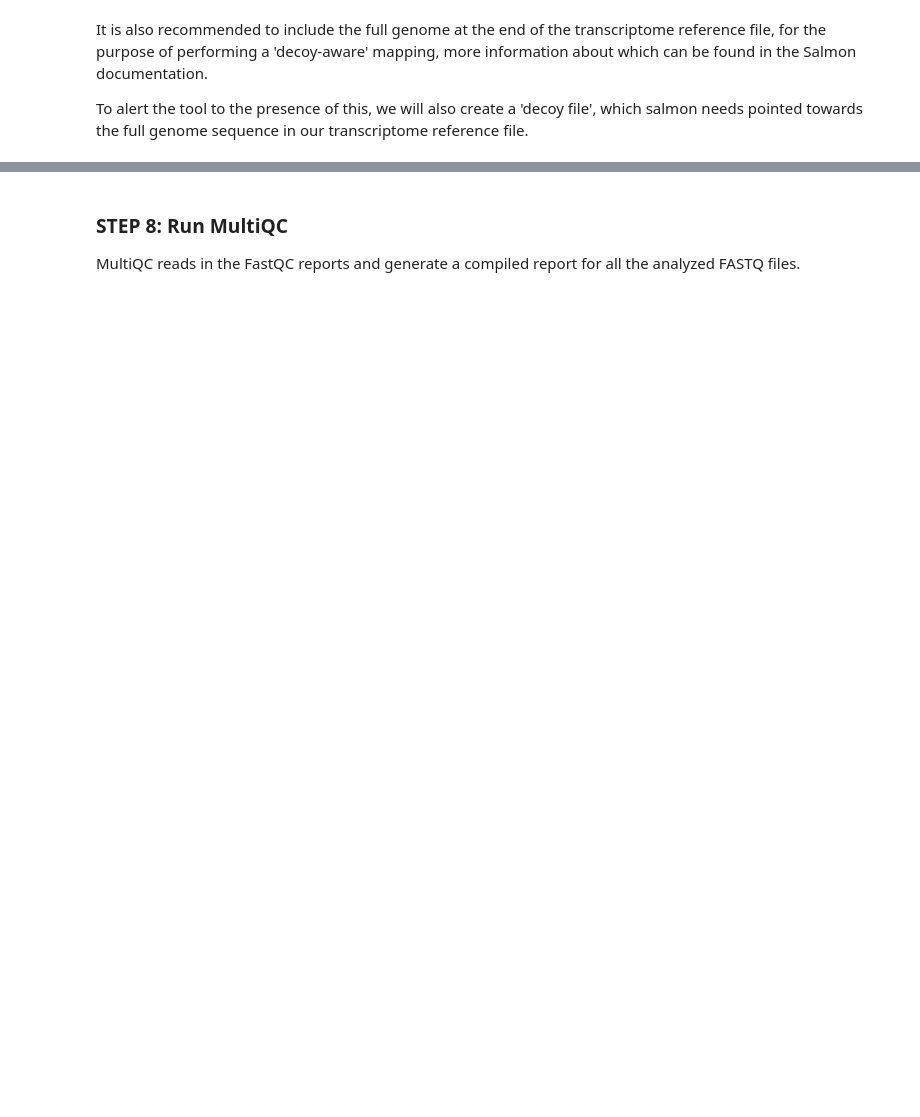
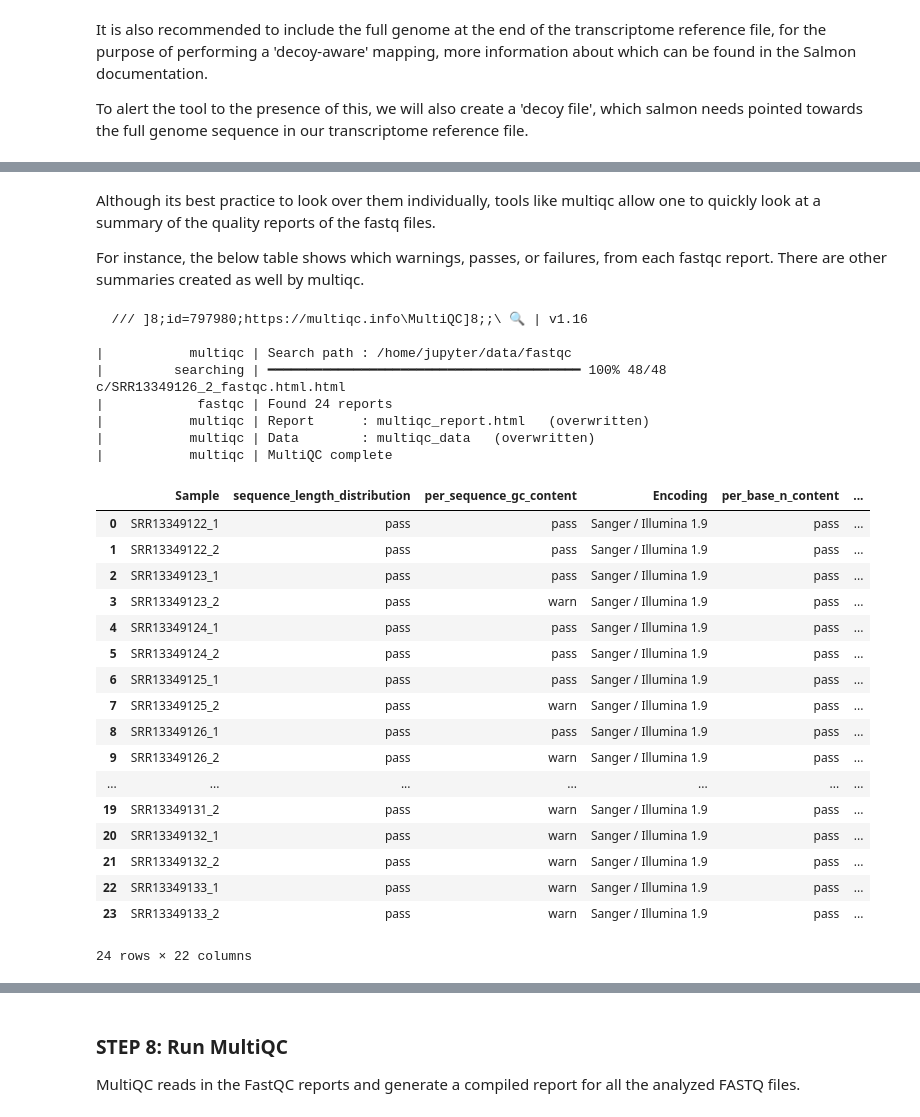
Before and after one commit to King-Laboratory/rnaseq-myco-notebook, a Jupyter notebook: Tutorial_1B_Extended.ipynb, the cells around one changed output, grey strips where cells are left out. Cells and saved outputs as stored; diff of their text form; code cells hidden in the pictures; blank space fills up the shorter version.

```diff
--- a/Tutorial_1B_Extended.ipynb
+++ b/Tutorial_1B_Extended.ipynb
@@ -123,0 +224,8 @@ For instance, here, the the authors posted a link to the sequence data GSE (Gene
+# %%
+#write the SRR column to a text file
+with open('accs.txt', 'w') as f:
+    accs = df['acc'].to_string(header=False, index=False)
+    f.write(accs)
+
+#print the text file
+!cat accs.txt
@@ -299,0 +478,37 @@ To alert the tool to the presence of this, we will also create a 'decoy file', w
+# %% [markdown]
+Although its best practice to look over them individually, tools like multiqc allow one to quickly look at a summary of the quality reports of the fastq files.
+
+For instance, the below table shows which warnings, passes, or failures, from each fastqc report. There are other summaries created as well by multiqc.
+# %%
+!multiqc -f data/fastqc/
+
+import pandas as pd
+dframe = pd.read_csv("./multiqc_data/multiqc_fastqc.txt", sep='\t')
+display(dframe)
+# %% [output]
+  /// ]8;id=797980;https://multiqc.info\MultiQC]8;;\ 🔍 | v1.16
+
+|           multiqc | Search path : /home/jupyter/data/fastqc
+|         searching | ━━━━━━━━━━━━━━━━━━━━━━━━━━━━━━━━━━━━━━━━ 100% 48/48  c/SRR13349126_2_fastqc.html.html
+|            fastqc | Found 24 reports
+|           multiqc | Report      : multiqc_report.html   (overwritten)
+|           multiqc | Data        : multiqc_data   (overwritten)
+|           multiqc | MultiQC complete
+|  | Sample | sequence_length_distribution | per_sequence_gc_content | Encoding | per_base_n_content | ... |
+| 0 | SRR13349122_1 | pass | pass | Sanger / Illumina 1.9 | pass | ... |
+| 1 | SRR13349122_2 | pass | pass | Sanger / Illumina 1.9 | pass | ... |
+| 2 | SRR13349123_1 | pass | pass | Sanger / Illumina 1.9 | pass | ... |
+| 3 | SRR13349123_2 | pass | warn | Sanger / Illumina 1.9 | pass | ... |
+| 4 | SRR13349124_1 | pass | pass | Sanger / Illumina 1.9 | pass | ... |
+| 5 | SRR13349124_2 | pass | pass | Sanger / Illumina 1.9 | pass | ... |
+| 6 | SRR13349125_1 | pass | pass | Sanger / Illumina 1.9 | pass | ... |
+| 7 | SRR13349125_2 | pass | warn | Sanger / Illumina 1.9 | pass | ... |
+| 8 | SRR13349126_1 | pass | pass | Sanger / Illumina 1.9 | pass | ... |
+| 9 | SRR13349126_2 | pass | warn | Sanger / Illumina 1.9 | pass | ... |
+| ... | ... | ... | ... | ... | ... | ... |
+| 19 | SRR13349131_2 | pass | warn | Sanger / Illumina 1.9 | pass | ... |
+| 20 | SRR13349132_1 | pass | warn | Sanger / Illumina 1.9 | pass | ... |
+| 21 | SRR13349132_2 | pass | warn | Sanger / Illumina 1.9 | pass | ... |
+| 22 | SRR13349133_1 | pass | warn | Sanger / Illumina 1.9 | pass | ... |
+| 23 | SRR13349133_2 | pass | warn | Sanger / Illumina 1.9 | pass | ... |
+24 rows × 22 columns
```
Also changed, not shown: parts of 63 cells of this notebook.
